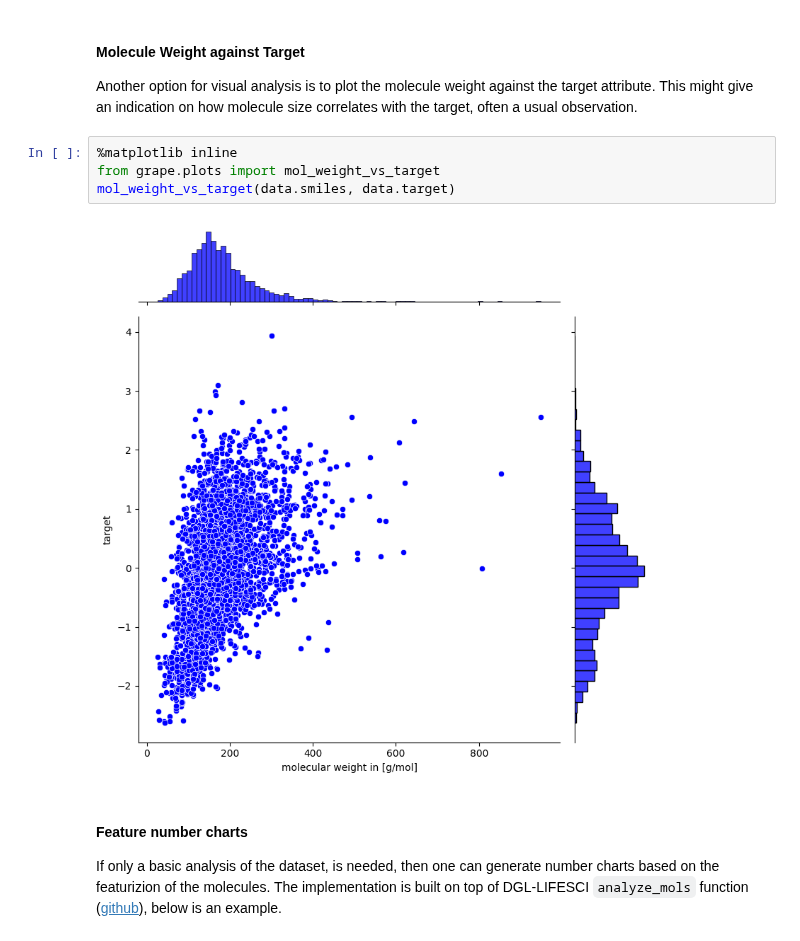
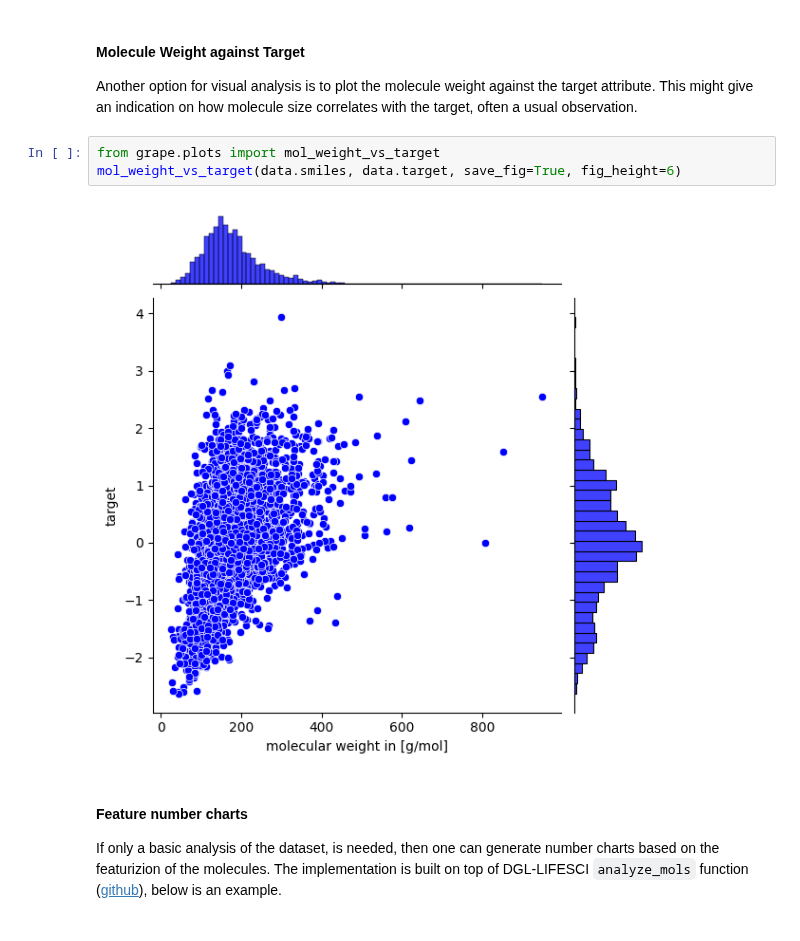
Before and after one commit to aerte/GraPE, a Jupyter notebook: docs/source/Demonstration.ipynb, the cells around one changed output. Saved outputs shown, nothing was run; the diff lists cells and outputs as text.

````diff
--- a/docs/source/Demonstration.ipynb
+++ b/docs/source/Demonstration.ipynb
@@ -134,11 +119,10 @@ num_chart(class_num_dictionary)
 #### Molecule Weight against Target
 Another option for visual analysis is to plot the molecule weight against the target attribute. This might give an indication on how molecule size correlates with the target, often a usual observation.
 # %%
-%matplotlib inline
 from grape.plots import mol_weight_vs_target
-mol_weight_vs_target(data.smiles, data.target)
+mol_weight_vs_target(data.smiles, data.target, save_fig=True, fig_height=6)
 # %% [output]
-[figure, old version]
+[figure, new version]
 # %% [markdown]
 #### Feature number charts
 If only a basic analysis of the dataset, is needed, then one can generate number charts based on the featurizion of the molecules. The implementation is built on top of DGL-LIFESCI ```analyze_mols``` function ([github](https://github.com/awslabs/dgl-lifesci/blob/master/python/dgllife/utils/analysis.py)), below is an example.
````
Also changed, not shown: parts of 17 cells of this notebook, 4 other files.
